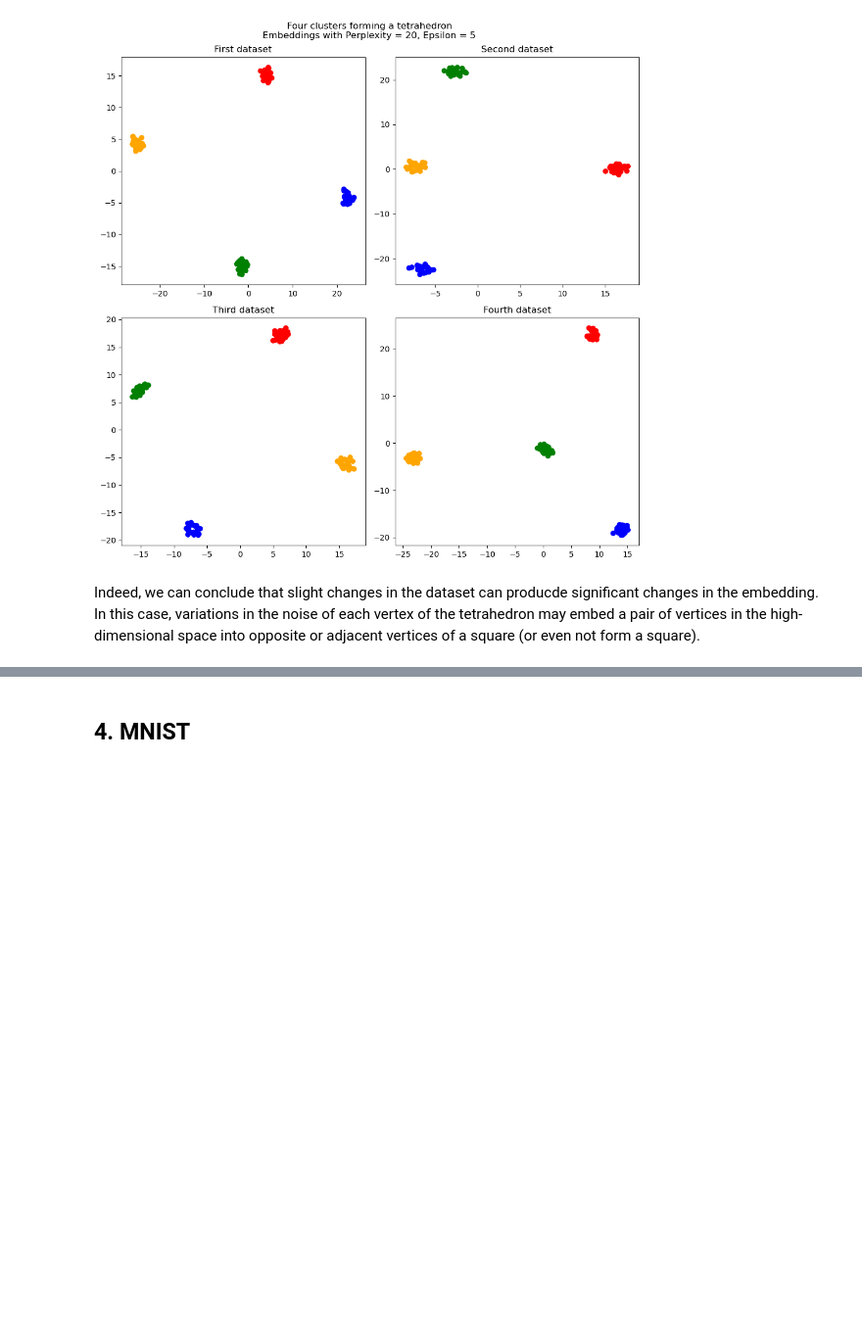
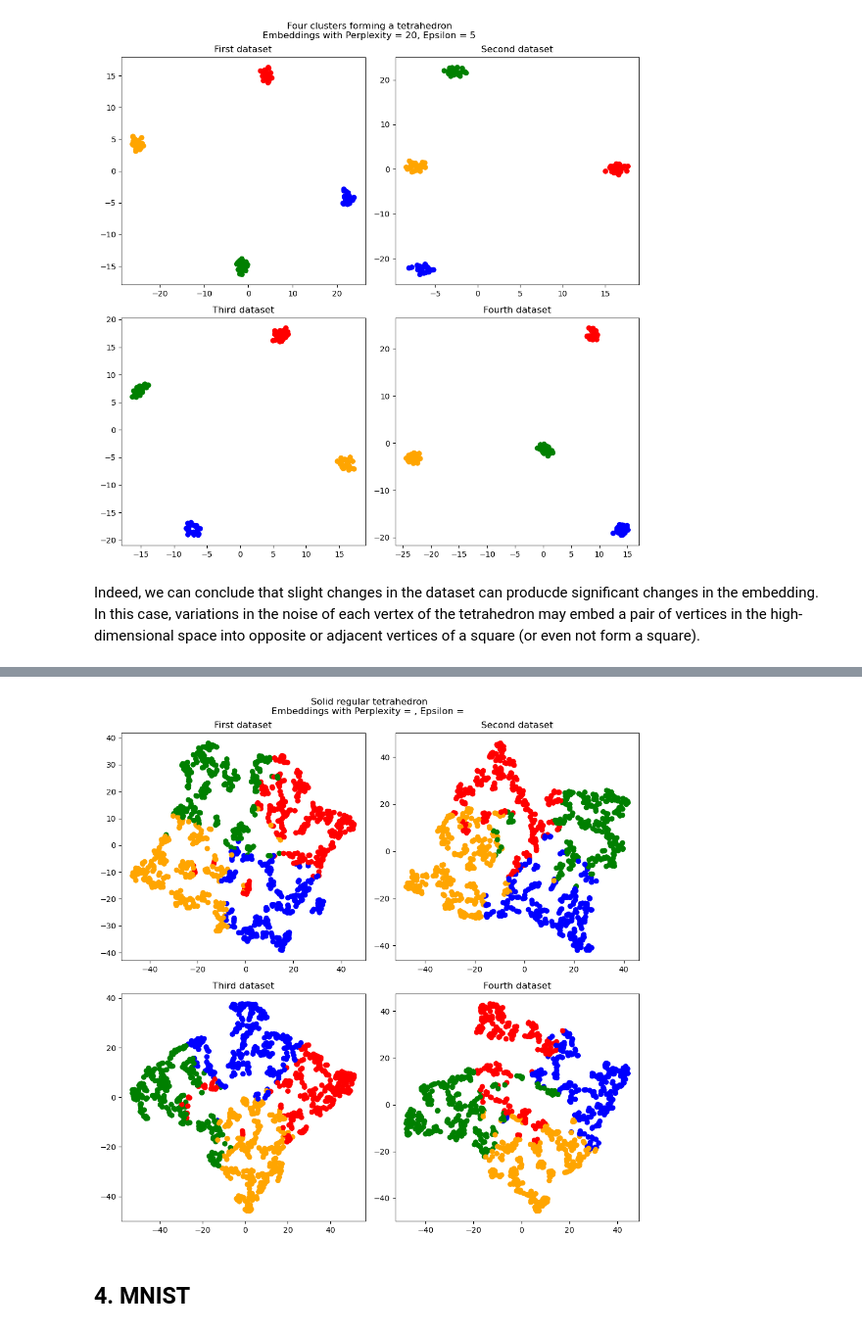
Before and after one commit to airdac/TFM_Adria, a Jupyter notebook: code/d_and_c/t-SNE/tSNE_examples.ipynb, the cells around one changed output, grey strips where cells are left out. Shown at 98% size. Saved outputs shown, nothing was run; the diff lists cells and outputs as text; code cells hidden in the pictures; blank space fills up the shorter version.

```diff
--- a/code/d_and_c/t-SNE/tSNE_examples.ipynb
+++ b/code/d_and_c/t-SNE/tSNE_examples.ipynb
@@ -418,0 +449,3 @@ Indeed, we can conclude that slight changes in the dataset can producde signific
+# %%
+# Sample points uniformly at random inside the tetrahedron
+solid_tetrahedron = runif_in_tetrahedron(1000, vertices)
@@ -418,0 +501,10 @@ Indeed, we can conclude that slight changes in the dataset can producde signific
+# %%
+# Generate four solid tetrahedrons and compare its t-SNE embeddings
+solid_tetrahedron2 = runif_in_tetrahedron(1000, vertices)
+solid_tetrahedron3 = runif_in_tetrahedron(1000, vertices)
+solid_tetrahedron4 = runif_in_tetrahedron(1000, vertices)
+# %%
+# Compute closest vertex
+point_colors2 = get_point_colors(solid_tetrahedron2)
+point_colors3 = get_point_colors(solid_tetrahedron3)
+point_colors4 = get_point_colors(solid_tetrahedron4)
@@ -419,3 +535,30 @@ Indeed, we can conclude that slight changes in the dataset can producde signific
+# %%
+# Plot solid tetrahedron embeddings
+fig = plt.figure(figsize=(10, 10))
+fig.suptitle('Solid regular tetrahedron\nEmbeddings with Perplexity = , Epsilon = ')
+
+ax1 = fig.add_subplot(221)
+ax1.scatter(solid_tetrahedron_embedding1[:, 0], solid_tetrahedron_embedding1[:, 1],
+            c=point_colors)
+ax1.set_title('First dataset')
+
+ax2 = fig.add_subplot(222)
+ax2.scatter(solid_tetrahedron_embedding2[:, 0], solid_tetrahedron_embedding2[:, 1],
+            c=point_colors2)
+ax2.set_title('Second dataset')
+
+ax3 = fig.add_subplot(223)
+ax3.scatter(solid_tetrahedron_embedding3[:, 0], solid_tetrahedron_embedding3[:, 1],
+            c=point_colors3)
+ax3.set_title('Third dataset')
+
+ax4 = fig.add_subplot(224)
+ax4.scatter(solid_tetrahedron_embedding4[:, 0], solid_tetrahedron_embedding4[:, 1],
+            c=point_colors4)
+ax4.set_title('Fourth dataset')
+fig.tight_layout()
+# %% [output]
+[figure, added]
 # %% [markdown]
 ## 4. MNIST
 # %%
```
Also changed, not shown: parts of 12 cells of this notebook, 27 other files.
